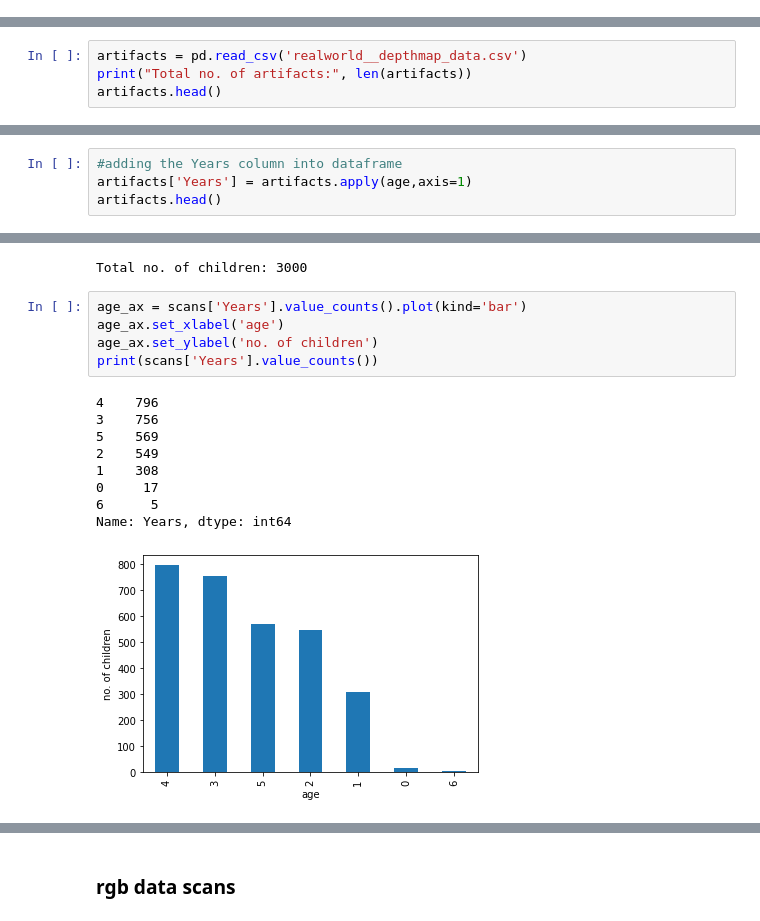
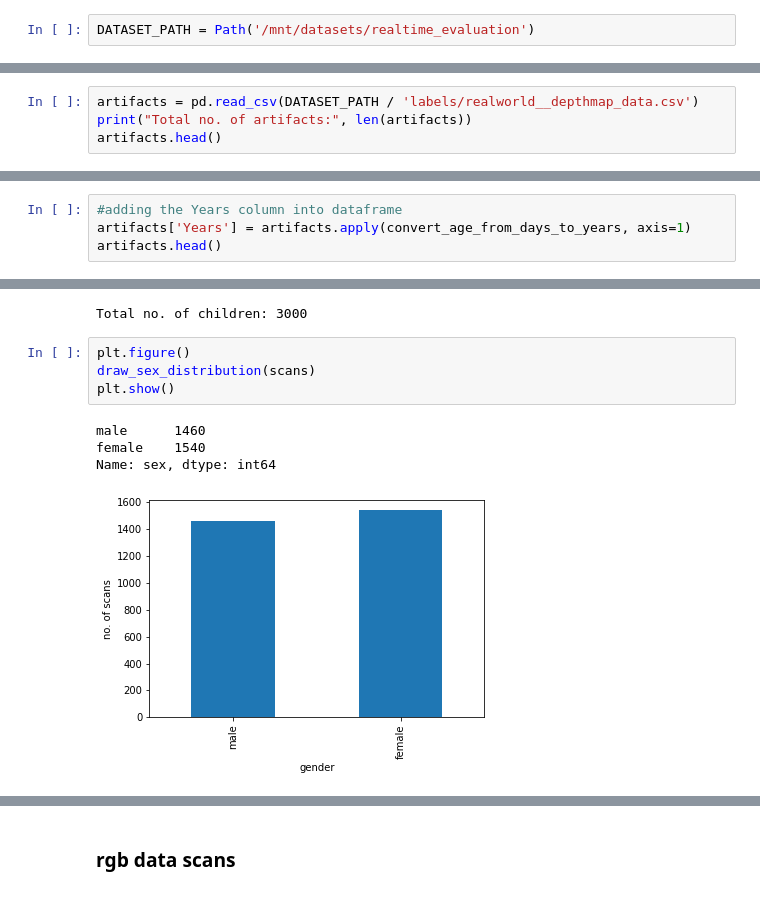
Before and after one commit to kai-luni/cgm-ml, a Jupyter notebook: src/data_utils/dataset_EDA/anon-realtime-evaluation/EDA_anon-realtime-evaluation.ipynb, the cells around one changed output, grey strips where cells are left out. Drawn from its saved outputs; the diff is of its cells as text.

```diff
--- a/src/data_utils/dataset_EDA/anon-realtime-evaluation/EDA_anon-realtime-evaluation.ipynb
+++ b/src/data_utils/dataset_EDA/anon-realtime-evaluation/EDA_anon-realtime-evaluation.ipynb
@@ -12,0 +18,2 @@ len(rgb_files)
+# %%
+DATASET_PATH = Path('/mnt/datasets/realtime_evaluation')
@@ -13,5 +24,5 @@ len(rgb_files)
 # %%
-artifacts = pd.read_csv('realworld__depthmap_data.csv')
+artifacts = pd.read_csv(DATASET_PATH / 'labels/realworld__depthmap_data.csv')
 print("Total no. of artifacts:", len(artifacts))
 artifacts.head()
 # %% [output]
@@ -42,6 +48,6 @@ def age(row):
 # %%
 #adding the Years column into dataframe
-artifacts['Years'] = artifacts.apply(age,axis=1)
+artifacts['Years'] = artifacts.apply(convert_age_from_days_to_years, axis=1)
 artifacts.head()
 # %% [output]
 |  | id | storage_path | height | weight | muac | scan_group | key | tag | age | sex | ... |
@@ -55,18 +61,12 @@ scans = artifacts.drop_duplicates(subset='qrcode',keep ='first')
 print("Total no. of children:", len(scans))
 # %% [output]
 Total no. of children: 3000
-# %%
-age_ax = scans['Years'].value_counts().plot(kind='bar')
-age_ax.set_xlabel('age')
-age_ax.set_ylabel('no. of children')
-print(scans['Years'].value_counts())
-# %% [output]
-4    796
-3    756
-5    569
-2    549
-1    308
-0     17
-6      5
-Name: Years, dtype: int64
-[figure, removed]
+# %%
+plt.figure()
+draw_sex_distribution(scans)
+plt.show()
+# %% [output]
+male      1460
+female    1540
+Name: sex, dtype: int64
+[figure, added]
```
Also changed, not shown: parts of 17 cells of this notebook, 6 other files.
